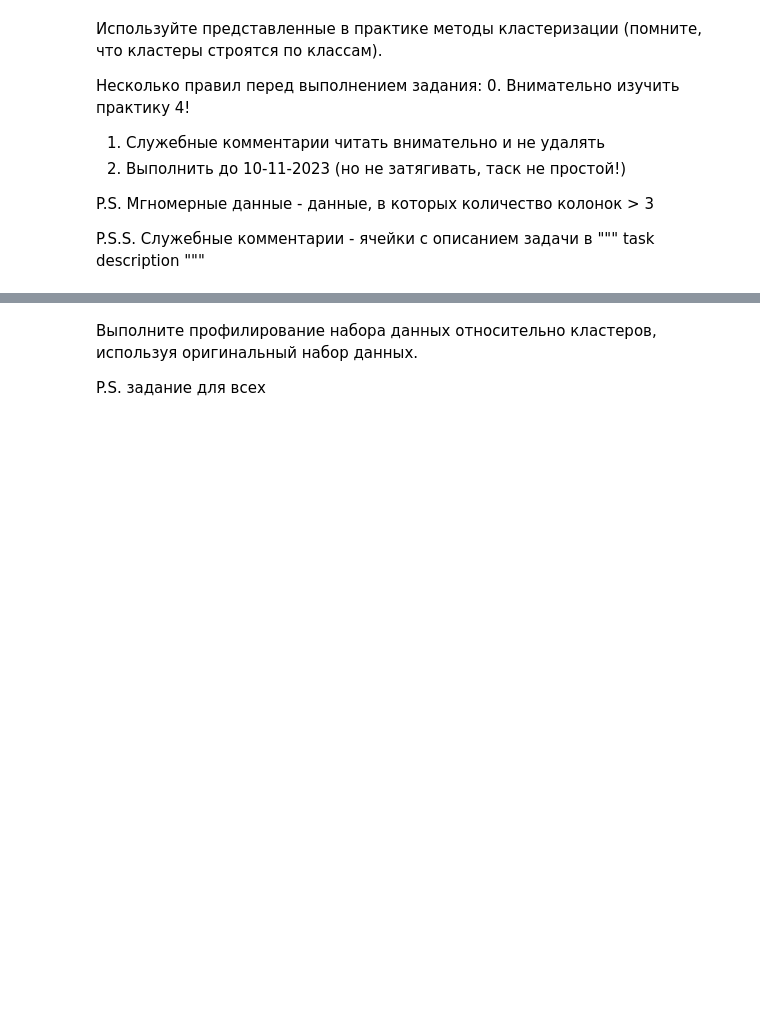
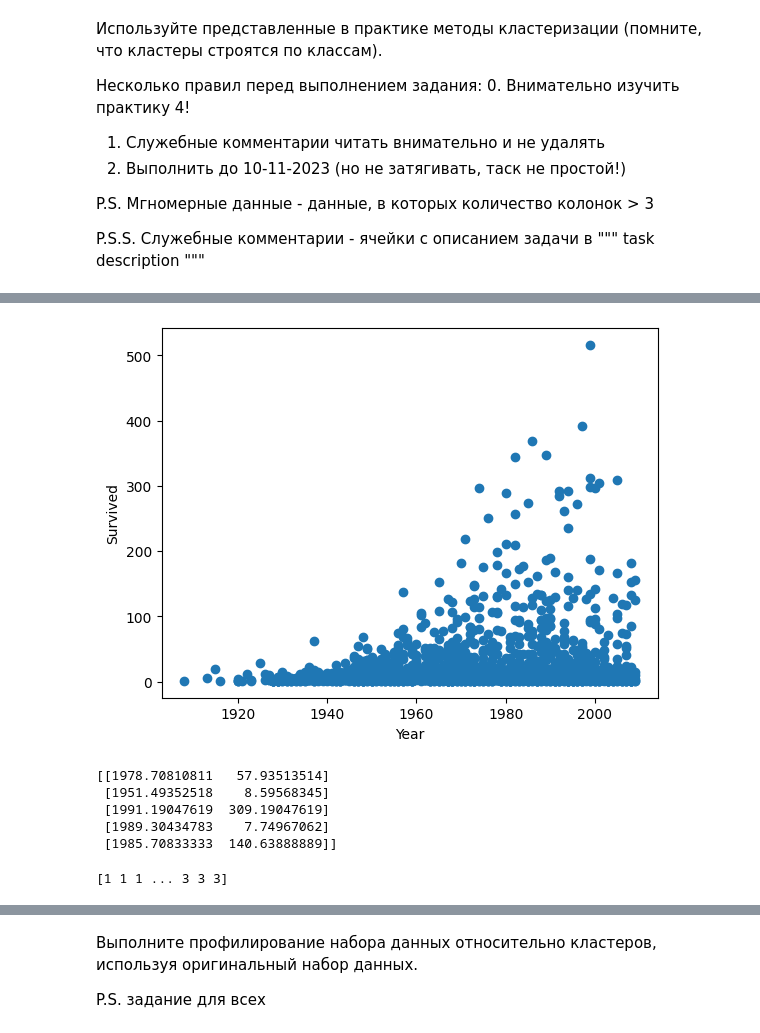
Before and after one commit to OrYSlliu/Labs, a Jupyter notebook: lab4.ipynb, the cells around one changed output, grey strips where cells are left out. Cells and saved outputs as stored; diff of their text form; code cells hidden in the pictures; blank space fills up the shorter version.

```diff
--- a/lab4.ipynb
+++ b/lab4.ipynb
@@ -49,0 +66,3 @@ P.S.S. Служебные комментарии - ячейки с описан
+# %%
+df['Year'] = pd.DatetimeIndex(df['Date']).year
+df['Year'].head()
@@ -49,0 +76,6 @@ P.S.S. Служебные комментарии - ячейки с описан
+# %%
+df['Survived'] = df['Aboard'] - df['Fatalities']
+df['Survived'].fillna(0, inplace = True)
+# %%
+df_clust = df[['Year','Survived']]
+df_clust
@@ -49,0 +96,3 @@ P.S.S. Служебные комментарии - ячейки с описан
+# %%
+df_clust = df_clust.loc[df_clust['Survived'] > 0]
+df_clust['Survived'].describe()
@@ -49,0 +109,7 @@ P.S.S. Служебные комментарии - ячейки с описан
+# %%
+plt.scatter(df_clust["Year"], df_clust["Survived"])
+plt.xlabel('Year')
+plt.ylabel('Survived')
+plt.show()
+# %% [output]
+[figure, added]
@@ -49,0 +126,12 @@ P.S.S. Служебные комментарии - ячейки с описан
+# %%
+print(cluster_centers) # центры кластеров в двумерном пространстве
+# %% [output]
+[[1978.70810811   57.93513514]
+ [1951.49352518    8.59568345]
+ [1991.19047619  309.19047619]
+ [1989.30434783    7.74967062]
+ [1985.70833333  140.63888889]]
+# %%
+print(cluster_labels) #  центры кластеров в двумерном пространстве
+# %% [output]
+[1 1 1 ... 3 3 3]
```
Also changed, not shown: parts of 19 cells of this notebook.
